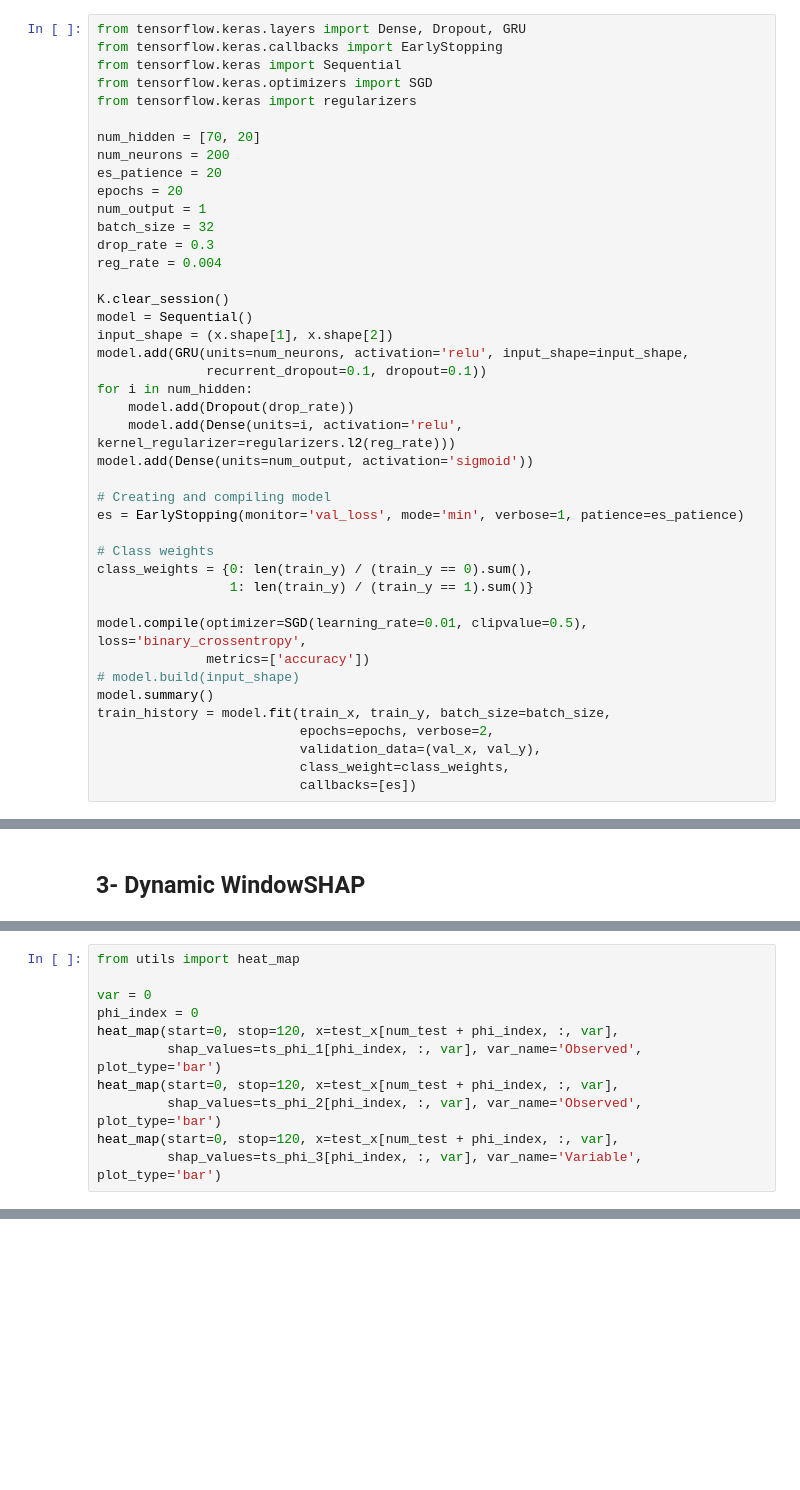
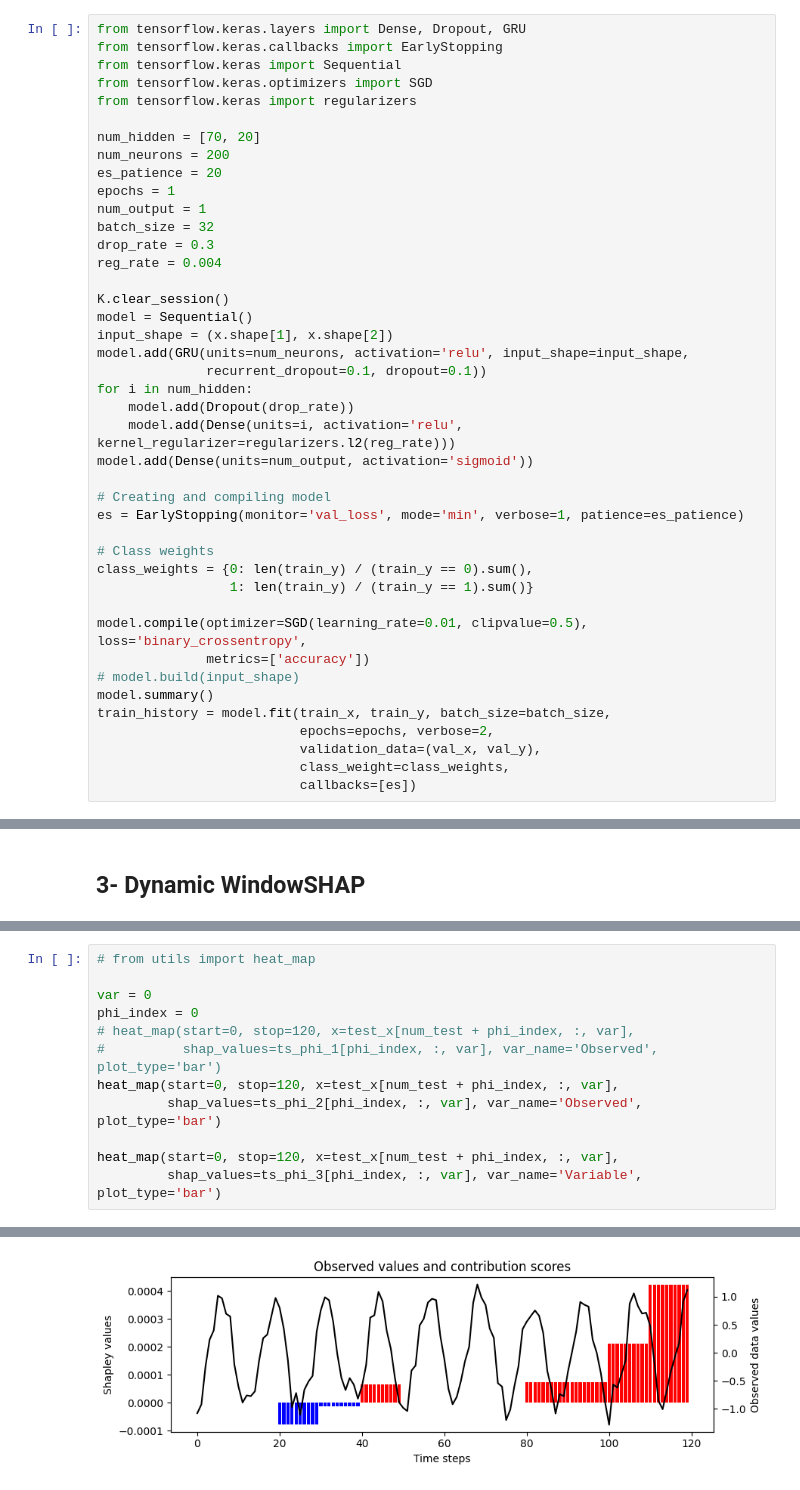
Before and after one commit to vsubbian/WindowSHAP, a Jupyter notebook: synthetic_example.ipynb, the cells around one changed output, grey strips where cells are left out. Cells and saved outputs as stored; diff of their text form; blank space fills up the shorter version.

```diff
--- a/synthetic_example.ipynb
+++ b/synthetic_example.ipynb
@@ -70,7 +72,7 @@ from tensorflow.keras import regularizers
 num_hidden = [70, 20]
 num_neurons = 200
 es_patience = 20
-epochs = 20
+epochs = 1
 num_output = 1
 batch_size = 32
 drop_rate = 0.3
@@ -200,12 +375,13 @@ AttributeError: 'DynamicWindowSHAP' object has no attribute 'num_ts_ftr'
 # %%
-from utils import heat_map
+# from utils import heat_map
 
 var = 0
 phi_index = 0
-heat_map(start=0, stop=120, x=test_x[num_test + phi_index, :, var],
-         shap_values=ts_phi_1[phi_index, :, var], var_name='Observed', plot_type='bar')
+# heat_map(start=0, stop=120, x=test_x[num_test + phi_index, :, var],
+#          shap_values=ts_phi_1[phi_index, :, var], var_name='Observed', plot_type='bar')
 heat_map(start=0, stop=120, x=test_x[num_test + phi_index, :, var],
          shap_values=ts_phi_2[phi_index, :, var], var_name='Observed', plot_type='bar')
+
 heat_map(start=0, stop=120, x=test_x[num_test + phi_index, :, var],
          shap_values=ts_phi_3[phi_index, :, var], var_name='Variable', plot_type='bar')
 # %% [output]
@@ -212,0 +391 @@ NameError: name 'heat_map' is not defined
+[figure, added]
```
Also changed, not shown: parts of 12 cells of this notebook.
